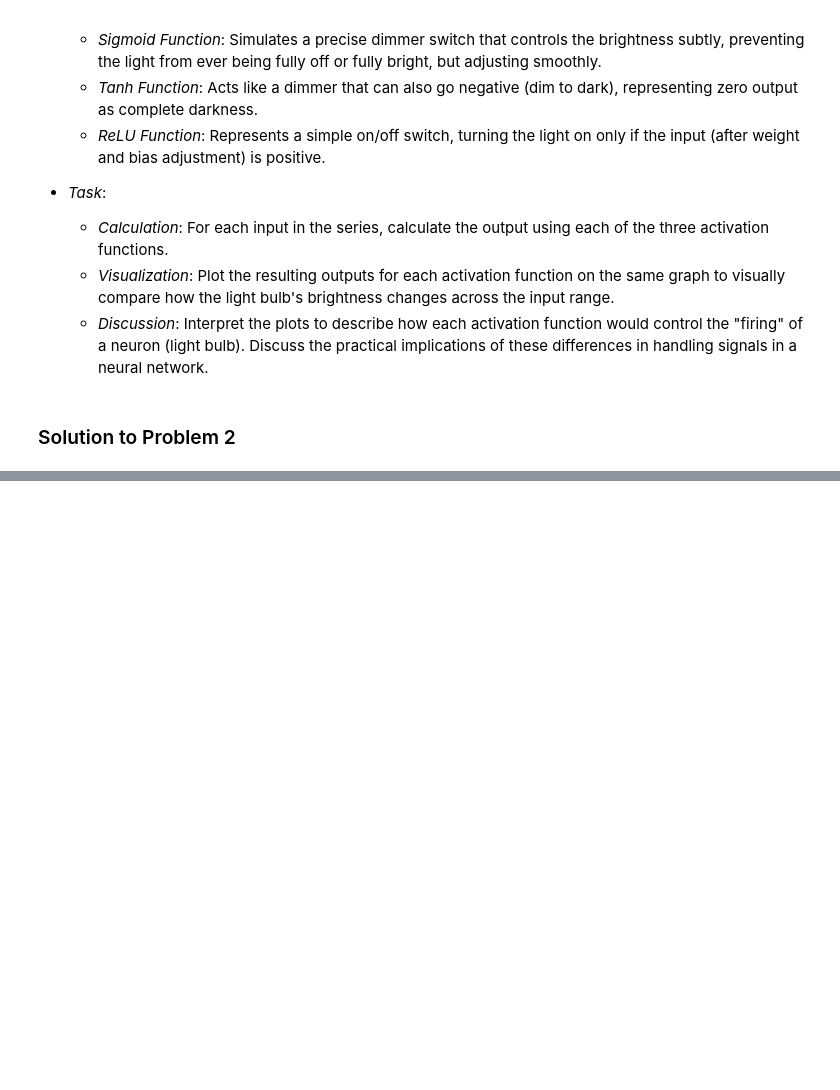
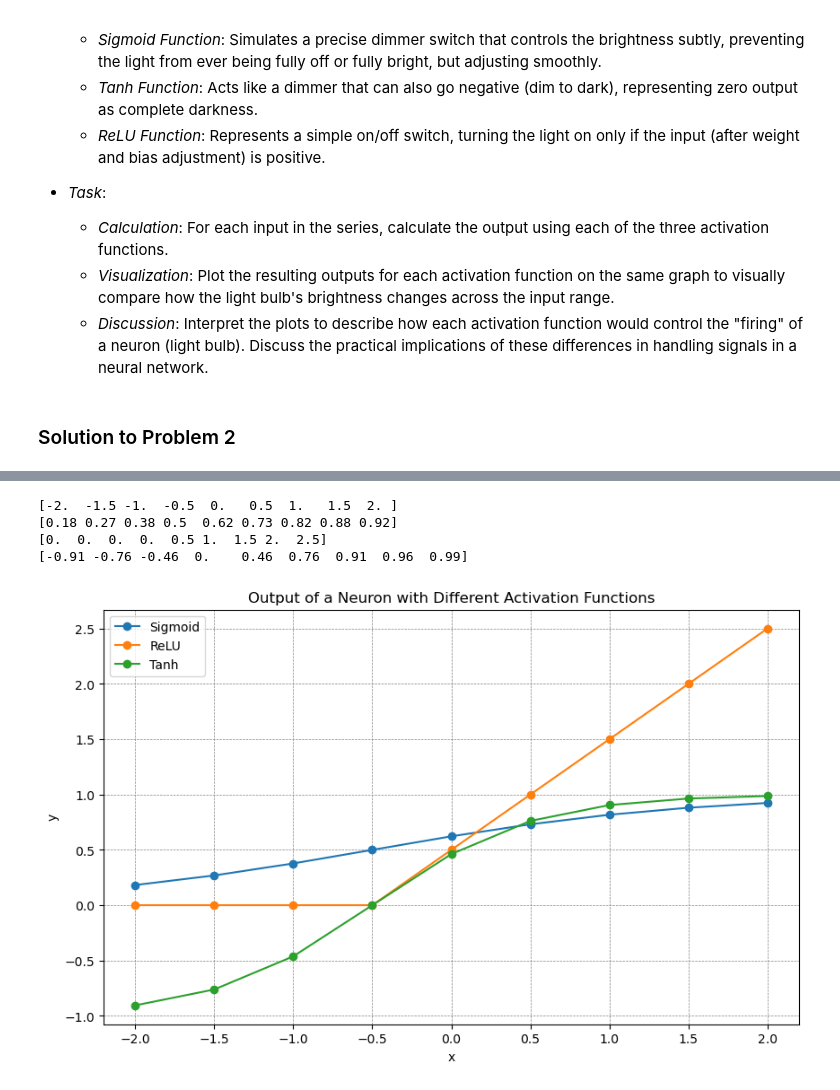
Before and after one commit to SadiahZ14/Artificial-Neural-Networks, a Jupyter notebook: Chapter_1/Problems.ipynb, the cells around one changed output, grey strips where cells are left out. Saved outputs shown, nothing was run; the diff lists cells and outputs as text; code cells hidden in the pictures; blank space fills up the shorter version.

```diff
--- a/Chapter_1/Problems.ipynb
+++ b/Chapter_1/Problems.ipynb
@@ -103,0 +106,57 @@ Output for x = -1 is  0.2689414213699951
+# %%
+import numpy as np
+import matplotlib.pyplot as plt
+
+# Generate values from -2 to 2 with increments of 0.5
+x_values = np.arange(-2, 2.5, 0.5)  # Note: 2.5 ensures the value 2 is included
+
+print(x_values)
+
+# Specify the weights and bias
+w = 1
+b= 0.5
+
+# Compute the weighted sum of x and w
+y = w*x_values + b
+
+#Define the activation functions
+def sigmoid(x):
+    return 1 / (1 + np.exp(-x))
+
+def relu(x):
+    return np.maximum(0, x)
+
+def tanh(x):
+    return np.tanh(x)
+
+# Compute the output of the neuron for different activation functions
+y_sigmoid = sigmoid(y)
+y_relu = relu(y)
+y_tanh = tanh(y)
+
+# Assuming y_sigmoid, y_relu, and y_tanh are numpy arrays
+y_sigmoid_rounded = np.round(y_sigmoid, 2)
+y_relu_rounded = np.round(y_relu, 2)
+y_tanh_rounded = np.round(y_tanh, 2)
+print(y_sigmoid_rounded)
+print(y_relu_rounded)
+print(y_tanh_rounded)
+
+# Plot the output of the neuron for different activation functions
+
+plt.figure(figsize=(10,6))
+plt.plot(x_values, y_sigmoid, label='Sigmoid', marker='o')
+plt.plot(x_values, y_relu, label='ReLU', marker='o')
+plt.plot(x_values, y_tanh, label='Tanh', marker='o')
+plt.xlabel('x')
+plt.ylabel('y')
+plt.title('Output of a Neuron with Different Activation Functions')
+plt.legend()
+plt.grid(color='gray', linestyle='--', linewidth=0.5)
+plt.show()
+# %% [output]
+[-2.  -1.5 -1.  -0.5  0.   0.5  1.   1.5  2. ]
+[0.18 0.27 0.38 0.5  0.62 0.73 0.82 0.88 0.92]
+[0.  0.  0.  0.  0.5 1.  1.5 2.  2.5]
+[-0.91 -0.76 -0.46  0.    0.46  0.76  0.91  0.96  0.99]
+[figure, added]
```
Also changed, not shown: parts of 12 cells of this notebook.
